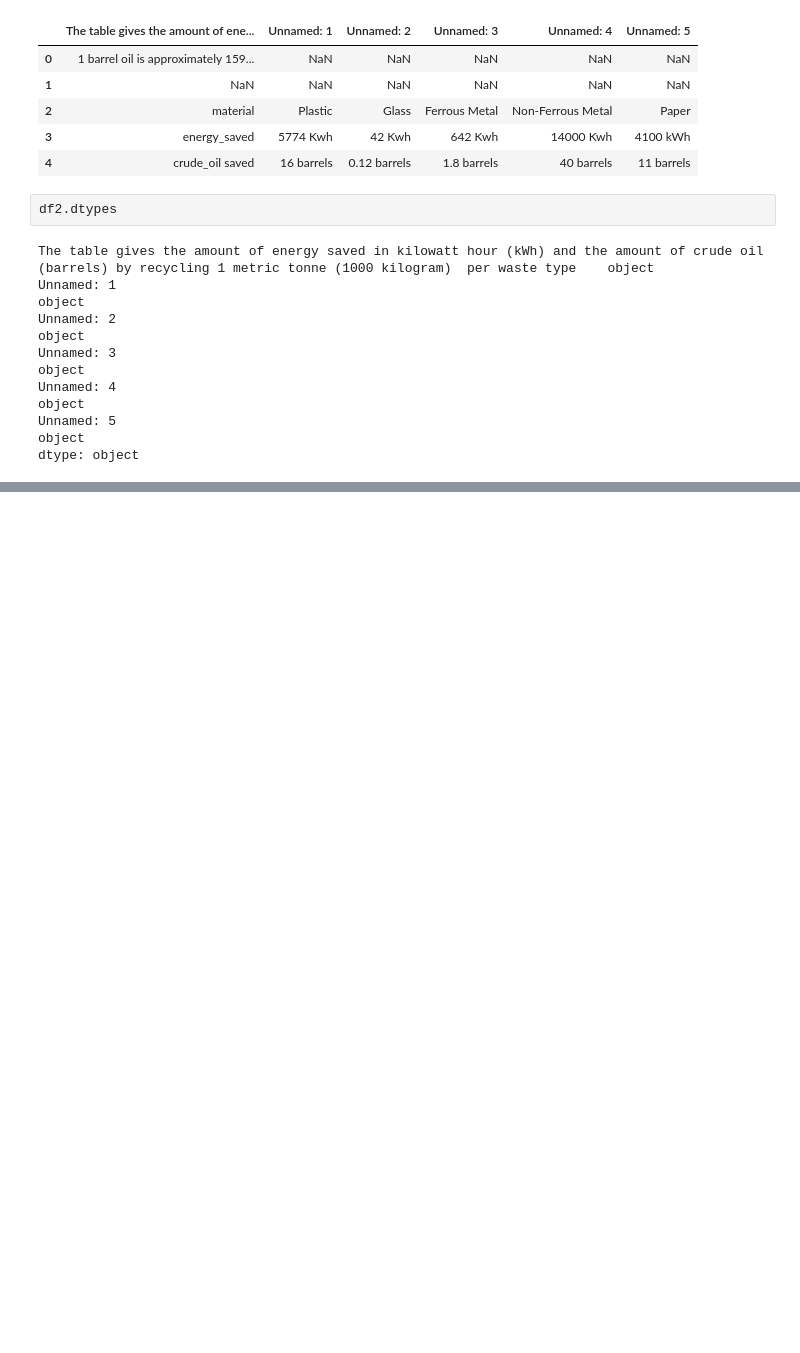
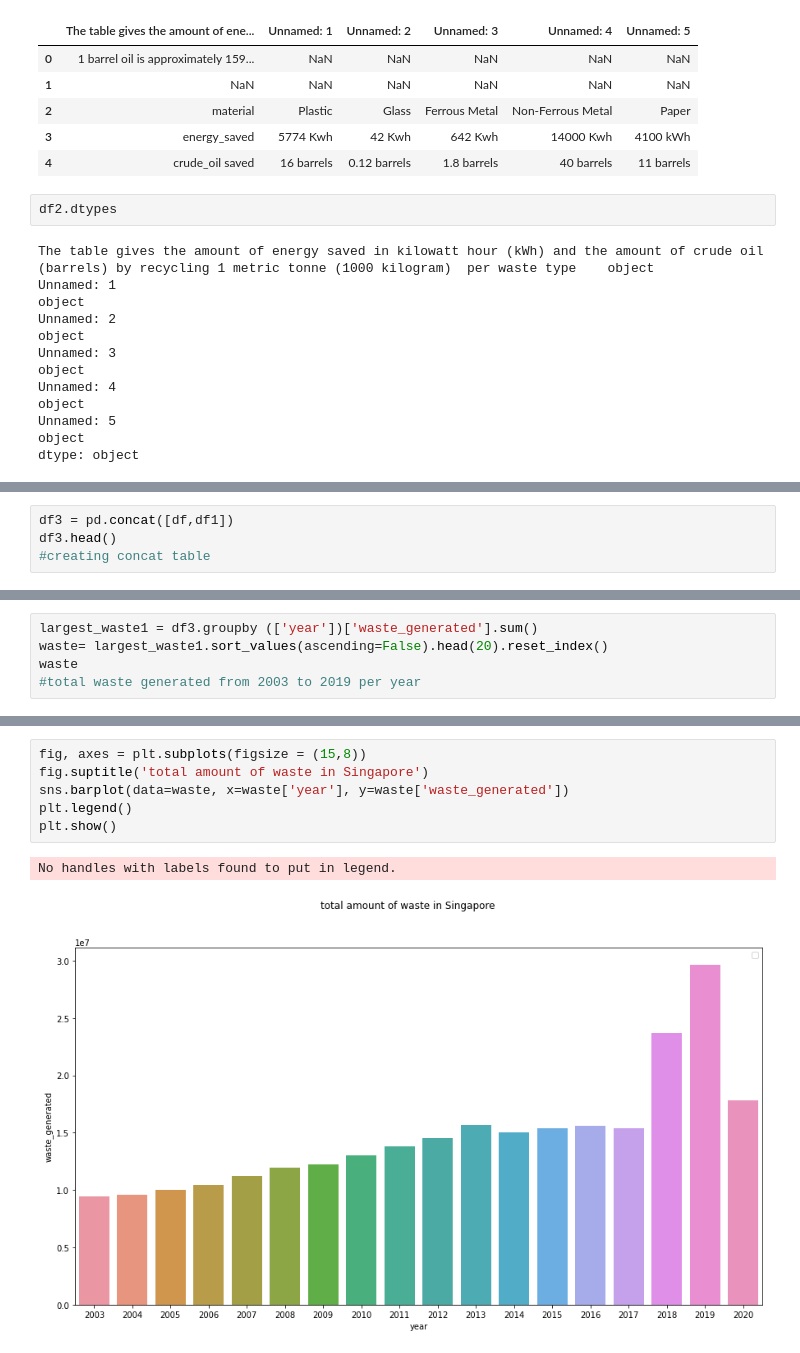
Before and after one commit to ashpou1/data-processing-4313, a Jupyter notebook: Recreating masters.ipynb, the cells around one changed output, grey strips where cells are left out. Drawn from its saved outputs; the diff is of its cells as text; blank space fills up the shorter version.

```diff
--- a/Recreating masters.ipynb
+++ b/Recreating masters.ipynb
@@ -268,0 +275,4 @@ dtype: object
+# %%
+df3 = pd.concat([df,df1])
+df3.head()
+#creating concat table
@@ -268,0 +286,5 @@ dtype: object
+# %%
+largest_waste1 = df3.groupby (['year'])['waste_generated'].sum()
+waste= largest_waste1.sort_values(ascending=False).head(20).reset_index()
+waste
+#total waste generated from 2003 to 2019 per year
@@ -268,0 +309,9 @@ dtype: object
+# %%
+fig, axes = plt.subplots(figsize = (15,8))
+fig.suptitle('total amount of waste in Singapore')
+sns.barplot(data=waste, x=waste['year'], y=waste['waste_generated'])
+plt.legend()
+plt.show()
+# %% [output]
+No handles with labels found to put in legend.
+[figure, added]
```
Also changed, not shown: parts of 22 cells of this notebook.
